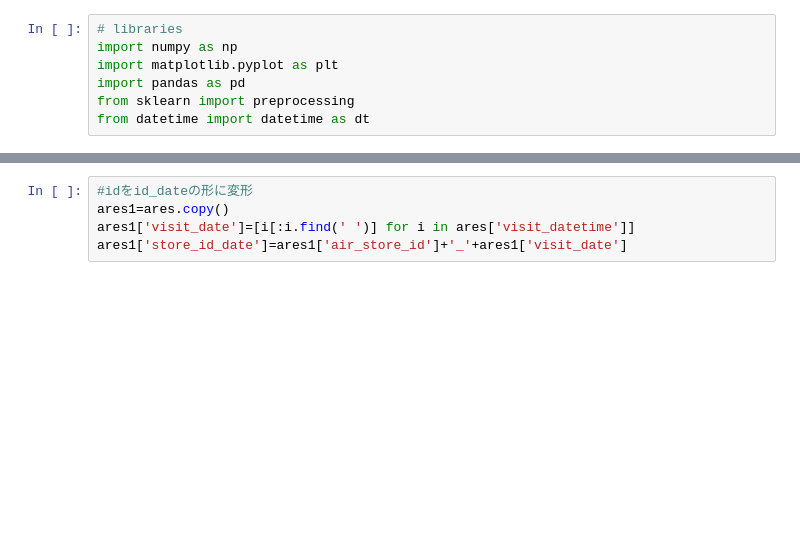
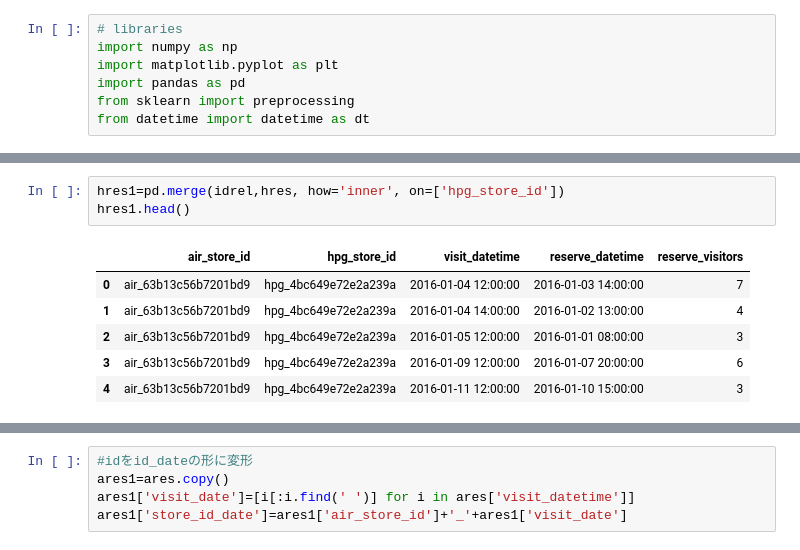
Before and after one commit to tennisky/kaggle_Recruit-1, a Jupyter notebook: miyamoto/01_dataset_reservation.ipynb, the cells around one changed output, grey strips where cells are left out. Saved outputs shown, nothing was run; the diff lists cells and outputs as text; blank space fills up the shorter version.

```diff
--- a/miyamoto/01_dataset_reservation.ipynb
+++ b/miyamoto/01_dataset_reservation.ipynb
@@ -10,0 +30,10 @@ idrel=pd.read_csv('../input/store_id_relation.csv')
+# %%
+hres1=pd.merge(idrel,hres, how='inner', on=['hpg_store_id'])
+hres1.head()
+# %% [output]
+|  | air_store_id | hpg_store_id | visit_datetime | reserve_datetime | reserve_visitors |
+| 0 | air_63b13c56b7201bd9 | hpg_4bc649e72e2a239a | 2016-01-04 12:00:00 | 2016-01-03 14:00:00 | 7 |
+| 1 | air_63b13c56b7201bd9 | hpg_4bc649e72e2a239a | 2016-01-04 14:00:00 | 2016-01-02 13:00:00 | 4 |
+| 2 | air_63b13c56b7201bd9 | hpg_4bc649e72e2a239a | 2016-01-05 12:00:00 | 2016-01-01 08:00:00 | 3 |
+| 3 | air_63b13c56b7201bd9 | hpg_4bc649e72e2a239a | 2016-01-09 12:00:00 | 2016-01-07 20:00:00 | 6 |
+| 4 | air_63b13c56b7201bd9 | hpg_4bc649e72e2a239a | 2016-01-11 12:00:00 | 2016-01-10 15:00:00 | 3 |
```
Also changed, not shown: parts of 14 cells of this notebook, 21 other files.
